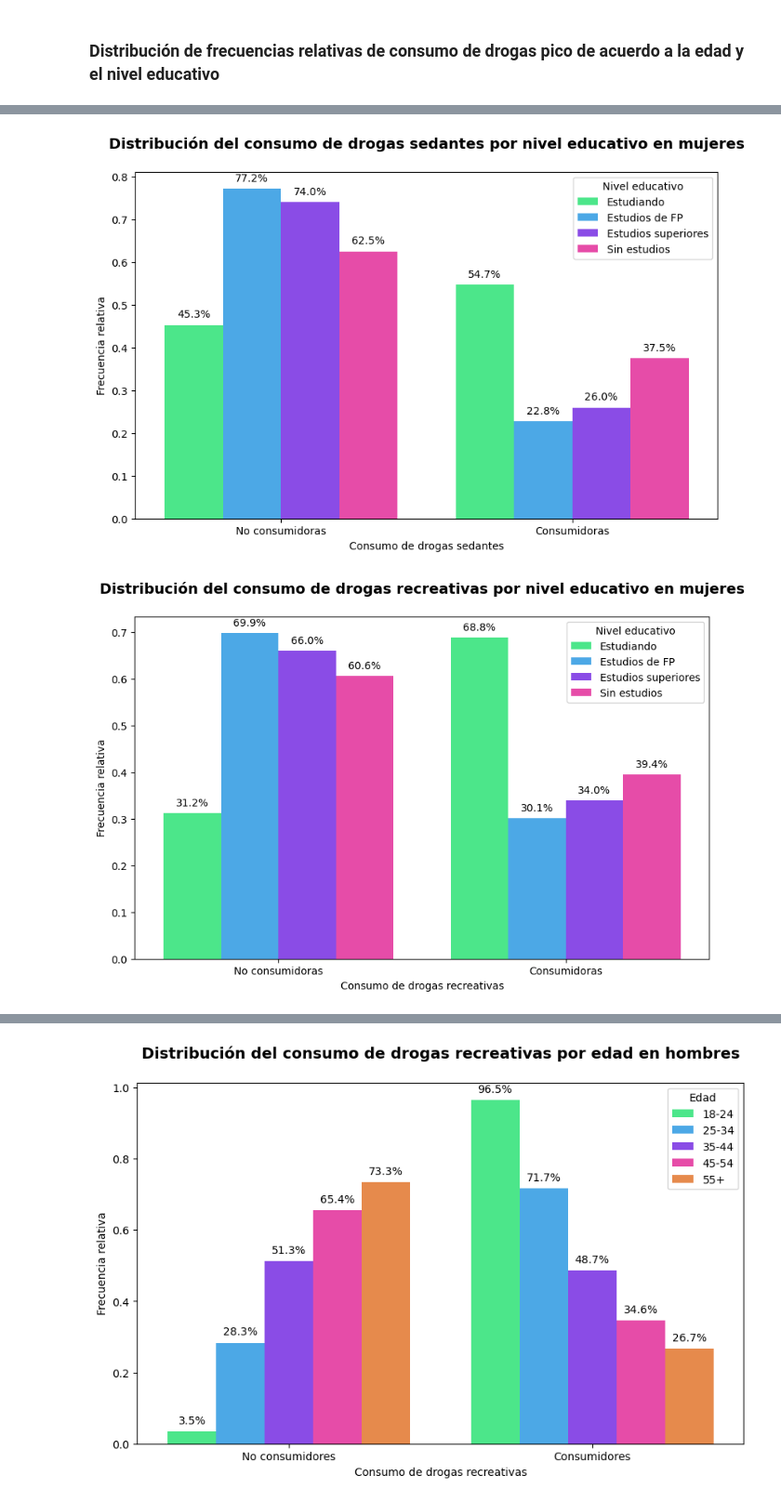
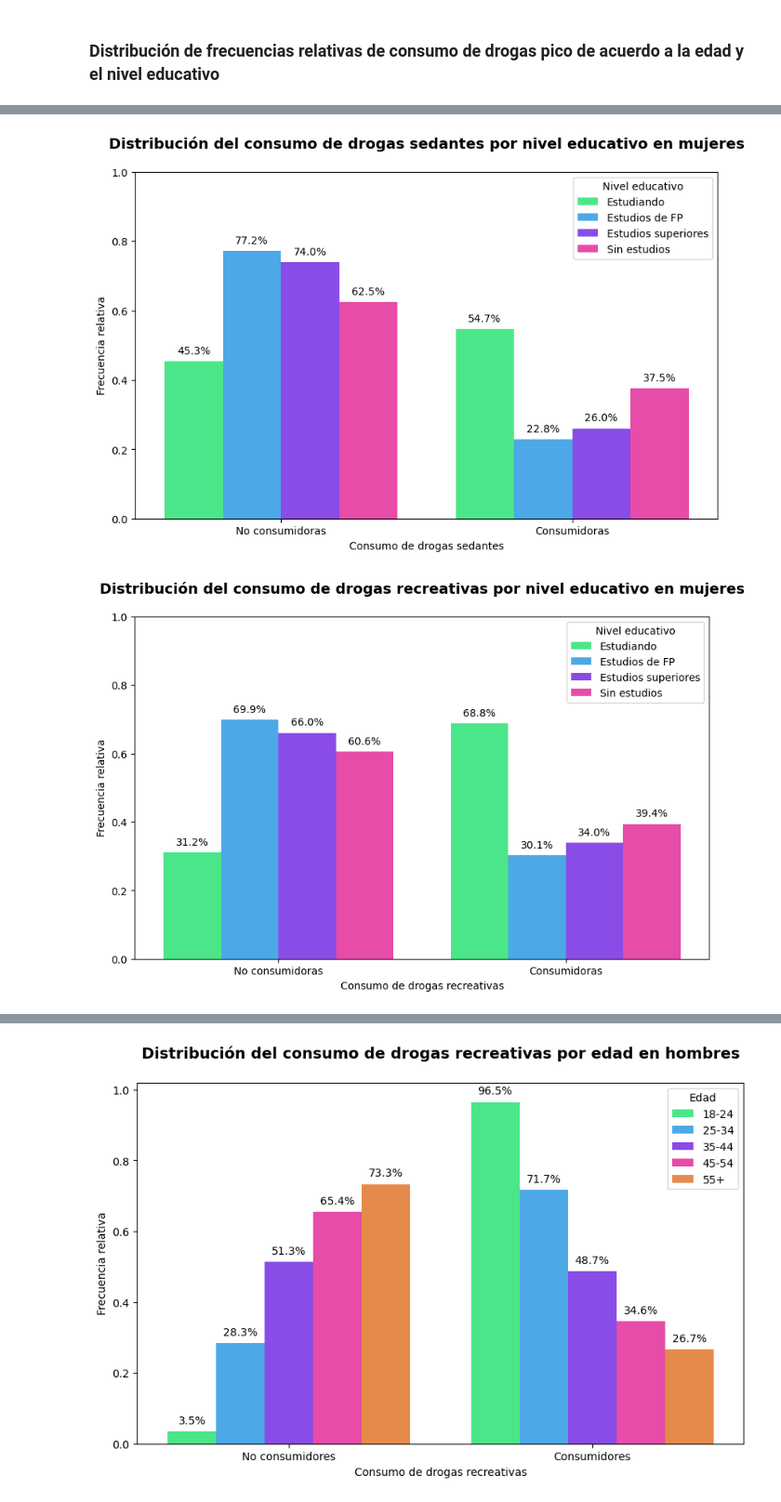
Before and after one commit to manularrea/Group_Projects_Afi, a Jupyter notebook: entrega_1/code/visualizations.ipynb, the cells around one changed output, grey strips where cells are left out. Shown at 93% size. Drawn from its saved outputs; the diff is of its cells as text; code cells hidden in the pictures.

Commit message:
Ajuste de escala de ploteo

```diff
--- a/entrega_1/code/visualizations.ipynb
+++ b/entrega_1/code/visualizations.ipynb
@@ -231,40 +235,44 @@ plt.ylabel('Frecuencia relativa')
 plt.title('Distribución del consumo de drogas sedantes por nivel educativo en mujeres', weight='bold', fontsize =14, y=1.05)
 plt.legend(title='Nivel educativo')
 
+plt.ylim(0, 1) #Fijo la escala del eje y
+
 plt.show()
 # %% [output]
-[figure, old version]
+[figure, new version]
 # %%
 # Recreativas
 contingency_table = pd.crosstab(females['education'], females['recreational_drugs'])
 relative_frequencies = contingency_table.div(contingency_table.sum(axis=1), axis=0) # Calculo frecuencias relativas para poder comparar
 
 long_format = relative_frequencies.reset_index().melt(id_vars='education', var_name='recreational_drugs', value_name='frequency')
 
 long_format.sort_values(by='recreational_drugs', ascending=False, inplace=True)
 
 palette = sns.hls_palette(h=.4, s=1)
 plt.figure(figsize=(10,6))
 barplot = sns.barplot(x='recreational_drugs', y='frequency', hue='education', data=long_format,  palette = palette)
 
 for p in barplot.patches: # Valores porcentuales en las barras
     barplot.annotate("{:.1%}".format(p.get_height()),
                      (p.get_x() + p.get_width() / 2., p.get_height()),
                      ha = 'center', va = 'center',
                      xytext = (0, 10),
                      textcoords = 'offset points')
 
 labels = ['No consumidoras', 'Consumidoras']
 barplot.set_xticklabels(labels)
 
 plt.xlabel('Consumo de drogas recreativas')
 plt.ylabel('Frecuencia relativa')
 plt.title('Distribución del consumo de drogas recreativas por nivel educativo en mujeres', weight='bold', fontsize =14, y=1.05)
 plt.legend(title='Nivel educativo')
 
+plt.ylim(0, 1) #Fijo la escala del eje y
+
 plt.show()
 # %% [output]
-[figure, old version]
+[figure, new version]
 # %%
 # Sedantes, edad, hombres
 contingency_table = pd.crosstab(males['age'], males['sedative_drugs'])
```
Also changed, not shown: parts of 6 cells of this notebook.
